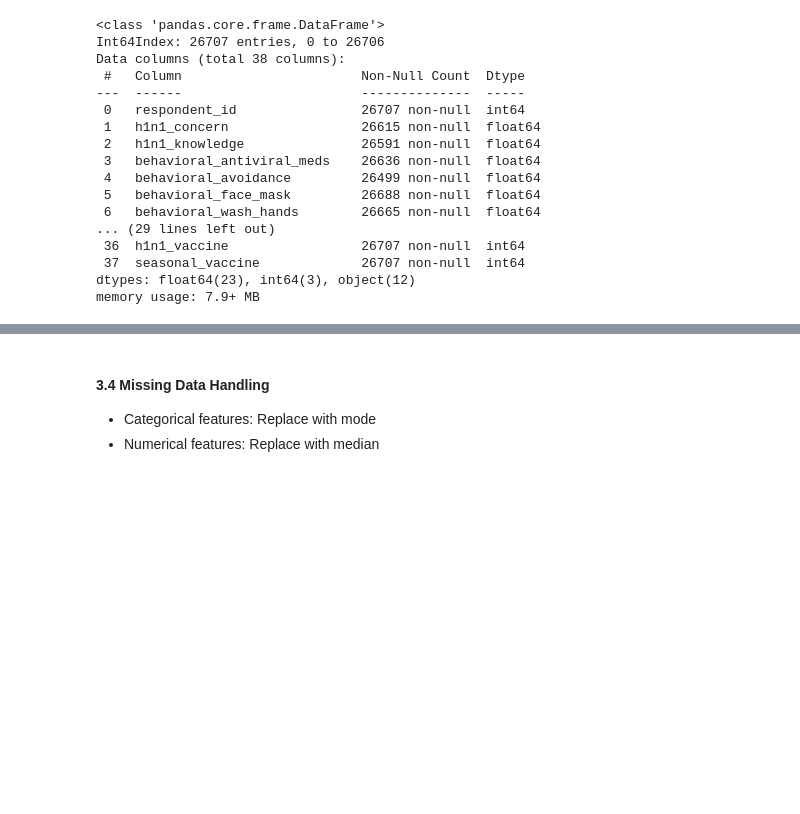
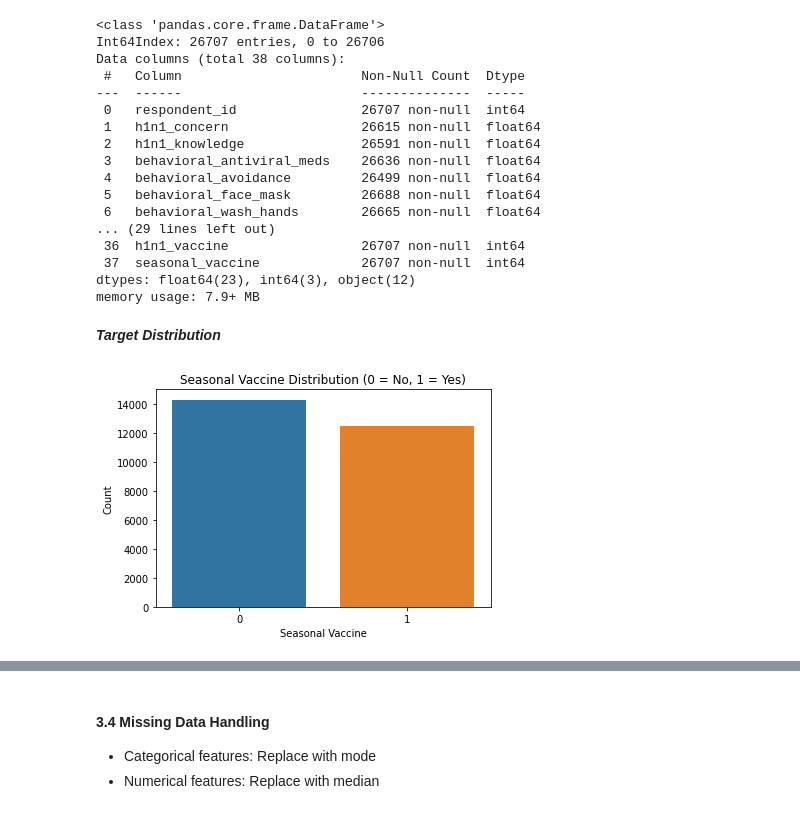
Before and after one commit to MutwiriC/flu-shot-vaccine-prediction, a Jupyter notebook: notebooks/01_eda.ipynb, the cells around one changed output, grey strips where cells are left out. Cells and saved outputs as stored; diff of their text form; code cells hidden in the pictures; blank space fills up the shorter version.

```diff
--- a/notebooks/01_eda.ipynb
+++ b/notebooks/01_eda.ipynb
@@ -183,3 +173,14 @@ Data columns (total 38 columns):
  37  seasonal_vaccine             26707 non-null  int64
 dtypes: float64(23), int64(3), object(12)
 memory usage: 7.9+ MB
+# %% [markdown]
+***Target Distribution***
+# %%
+plt.figure(figsize=(6,4))
+sns.countplot(x=train['seasonal_vaccine'])
+plt.title("Seasonal Vaccine Distribution (0 = No, 1 = Yes)")
+plt.xlabel("Seasonal Vaccine")
+plt.ylabel("Count")
+plt.show()
+# %% [output]
+[figure, added]
```
Also changed, not shown: parts of 25 cells of this notebook, 1 other file.
